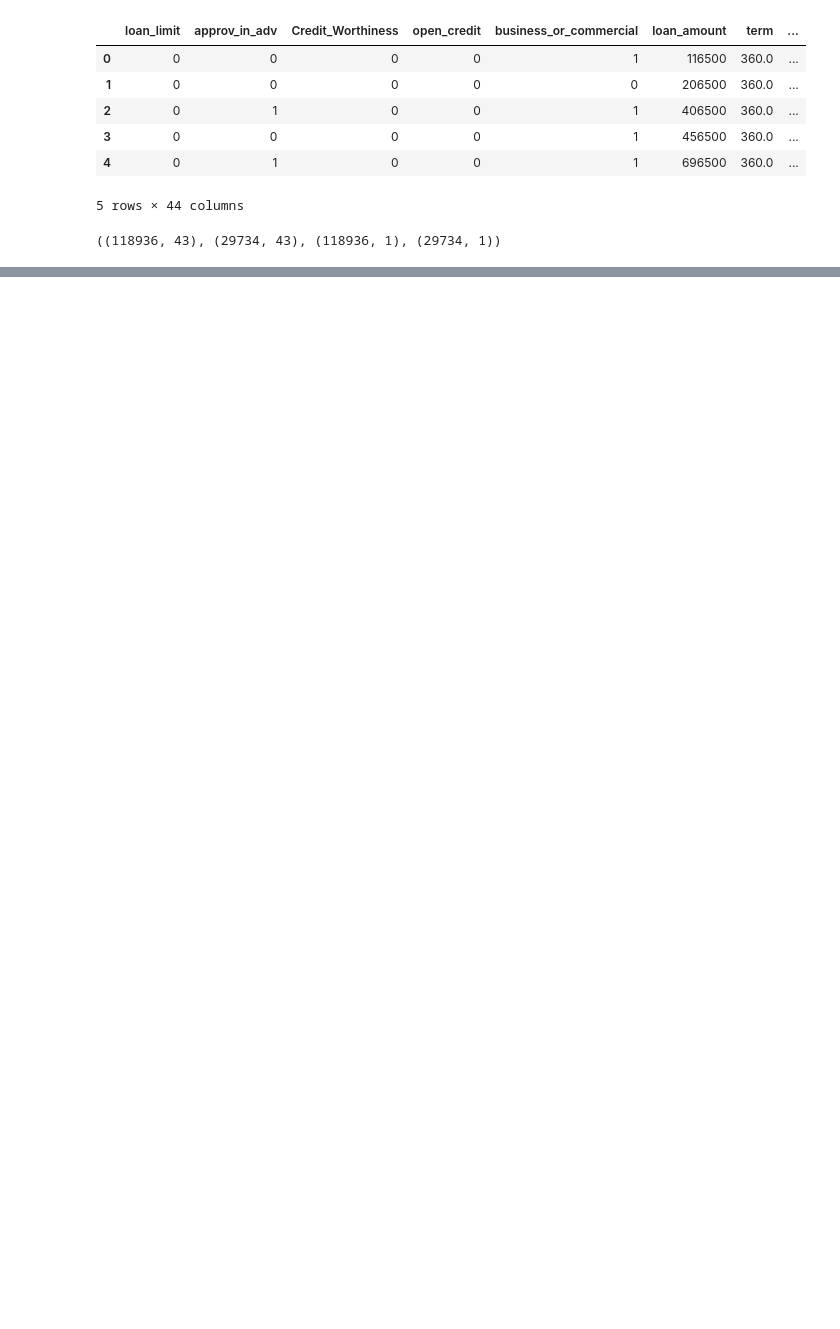
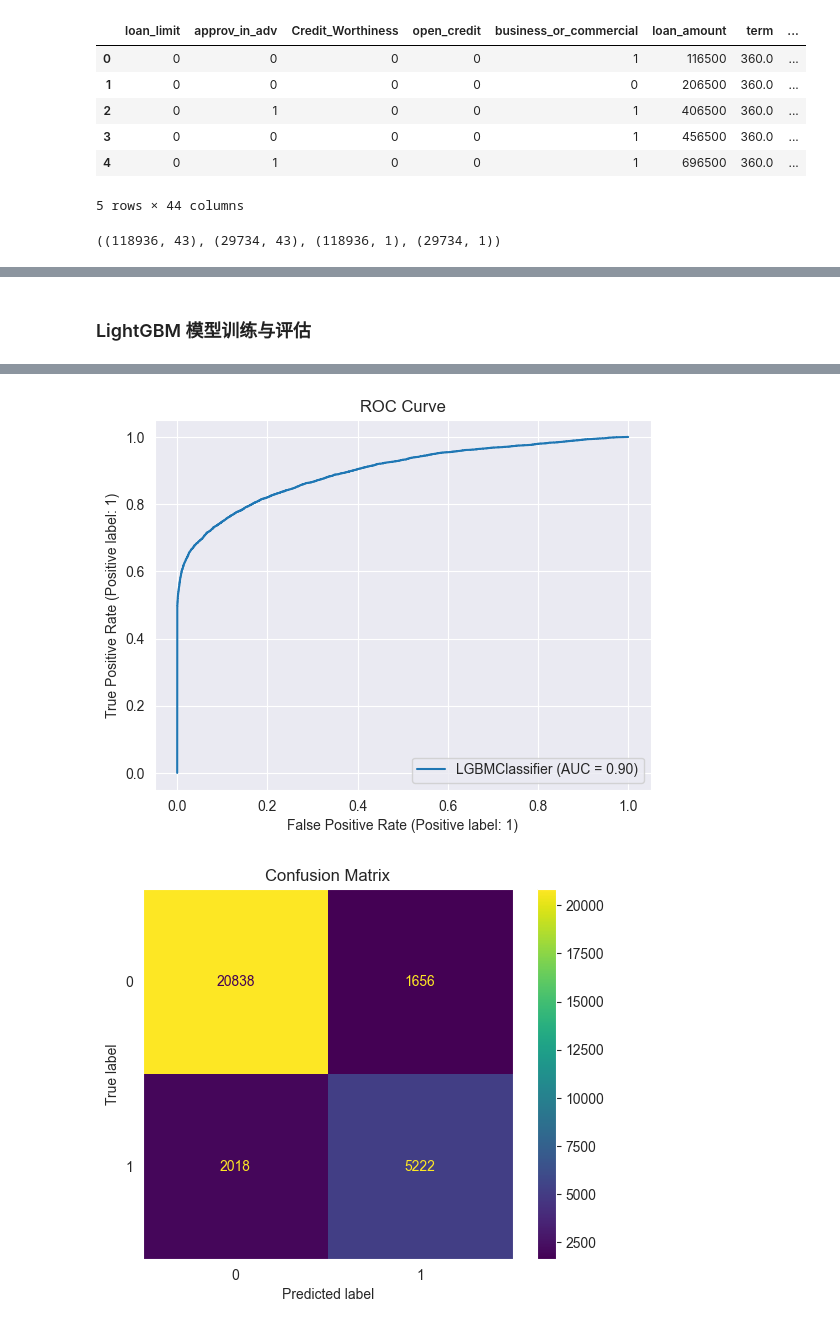
Before and after one commit to UlanqabBadGuy/MLTF, a Jupyter notebook: loan/model.ipynb, the cells around one changed output, grey strips where cells are left out. Drawn from its saved outputs; the diff is of its cells as text; code cells hidden in the pictures; blank space fills up the shorter version.

Commit message:
Implementation of FOUR models

```diff
--- a/loan/model.ipynb
+++ b/loan/model.ipynb
@@ -417,0 +414,66 @@ Epoch 12/15 - Loss: 1127.2402
+# %% [markdown]
+### LightGBM 模型训练与评估
+# %%
+# from lightgbm import LGBMClassifier
+# from sklearn.metrics import (
+#     classification_report,
+#     confusion_matrix,
+#     roc_auc_score,
+#     RocCurveDisplay,
+#     ConfusionMatrixDisplay
+# )
+# import matplotlib.pyplot as plt
+#
+# # ===== 模型训练 =====
+# model = LGBMClassifier(
+#     is_unbalance=True,     # 处理类别不平衡问题
+#     random_state=42,
+#     n_estimators=100,
+#     learning_rate=0.05,
+#     max_depth=-1,
+#     num_leaves=31
+# )
+#
+# model.fit(X_train, y_train)
+#
+# # ===== 预测 =====
+# y_pred = model.predict(X_test)
+# y_pred_proba = model.predict_proba(X_test)[:, 1]  # 预测为违约的概率
+#
+# # ===== 评估结果 =====
+#
+# # 1. 分类报告（含 Precision, Recall, F1-score）
+# print("Classification Report:")
+# print(classification_report(y_test, y_pred))
+#
+# # 2. 混淆矩阵
+# print("Confusion Matrix:")
+# print(confusion_matrix(y_test, y_pred))
+#
+# # 3. AUC-ROC 分数
+# auc = roc_auc_score(y_test, y_pred_proba)
+# print(f"AUC-ROC Score: {auc:.4f}")
+#
+# # ===== 可视化 =====
+#
+# # 4. ROC 曲线
+# RocCurveDisplay.from_estimator(model, X_test, y_test)
+# plt.title("ROC Curve")
+# plt.grid(True)
+# plt.show()
+#
+# # 5. 混淆矩阵图
+# ConfusionMatrixDisplay.from_predictions(y_test, y_pred)
+# plt.title("Confusion Matrix")
+# plt.grid(False)
+# plt.show()
+# 初始化并训练
+model = LightGBMLoanModel(categorical_features=[])
+model.fit(X_train, y_train)
+
+# 评估模型
+model.evaluate(X_test, y_test)
+
+# 查看特征重要性
+model.feature_importance(X_train)
+# %% [output]
@@ -417,0 +497,2 @@ Epoch 12/15 - Loss: 1127.2402
+[figure, added]
+[figure, added]
```
Also changed, not shown: parts of 14 cells of this notebook, 6 other files.
